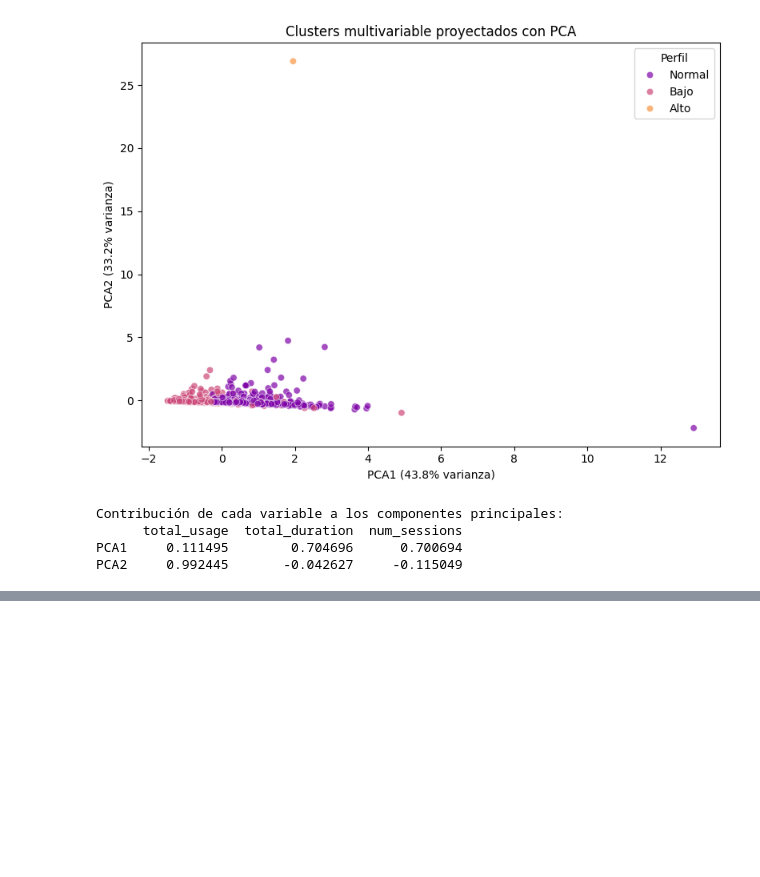
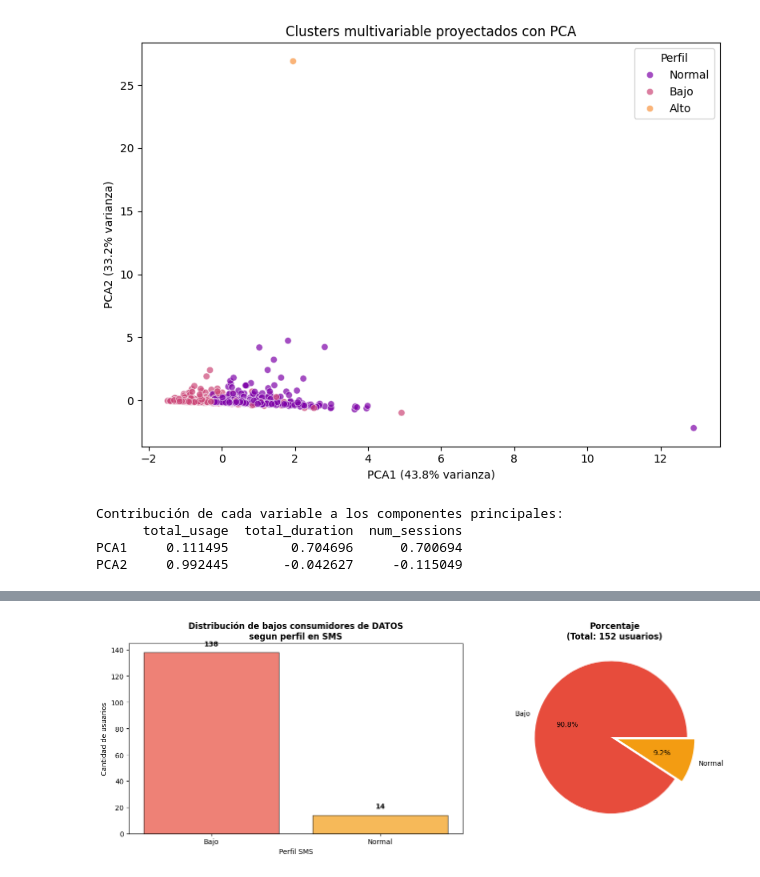
Before and after one commit to Javi111003/ML-FinalProject, a Jupyter notebook: clustering/experiments.ipynb, the cells around one changed output, grey strips where cells are left out. Saved outputs shown, nothing was run; the diff lists cells and outputs as text; code cells hidden in the pictures; blank space fills up the shorter version.

```diff
--- a/clustering/experiments.ipynb
+++ b/clustering/experiments.ipynb
@@ -326,0 +562,82 @@ PCA2     0.992445       -0.042627     -0.115049
+# %%
+# 8) VISUALIZACIONES DEL TEST
+
+# Tabla resumen de perfiles cruzados
+print("\nTABLA DE CONTINGENCIA: Bajos consumidores de DATOS vs su perfil en SMS")
+contingencia = pd.crosstab(
+    bajos_datos['perfil_datos'],
+    bajos_datos['perfil_sms'],
+    margins=True
+)
+print(contingencia)
+print()
+
+# Gráfico 1: Distribución de bajos consumidores de datos por perfil en SMS
+fig, axes = plt.subplots(1, 2, figsize=(14, 5))
+
+# Gráfico de barras: conteo
+perfiles_sms_count = bajos_datos['perfil_sms'].value_counts()
+colors_sms = ['#e74c3c' if p == 'Bajo' else '#f39c12' if p == 'Normal' else '#27ae60' for p in perfiles_sms_count.index]
+axes[0].bar(perfiles_sms_count.index, perfiles_sms_count.values, color=colors_sms, alpha=0.7, edgecolor='black')
+axes[0].set_title("Distribución de bajos consumidores de DATOS\nsegun perfil en SMS", fontsize=12, fontweight='bold')
+axes[0].set_ylabel("Cantidad de usuarios")
+axes[0].set_xlabel("Perfil SMS")
+for i, v in enumerate(perfiles_sms_count.values):
+    axes[0].text(i, v + 5, str(v), ha='center', fontweight='bold')
+
+# Gráfico de pastel: porcentaje
+perfiles_sms_pct = (bajos_datos['perfil_sms'].value_counts() / len(bajos_datos) * 100)
+colors_pie = ['#e74c3c', '#f39c12', '#27ae60']
+explode = (0.05 if perfiles_sms_pct.index[0] == 'Bajo' else 0,
+           0.05 if 'Normal' in perfiles_sms_pct.index else 0,
+           0.05 if 'Alto' in perfiles_sms_pct.index else 0)
+axes[1].pie(perfiles_sms_pct.values, labels=perfiles_sms_pct.index, autopct='%1.1f%%',
+            colors=colors_pie[:len(perfiles_sms_pct)], explode=explode[:len(perfiles_sms_pct)])
+axes[1].set_title(f"Porcentaje\n(Total: {len(bajos_datos)} usuarios)", fontsize=12, fontweight='bold')
+
+plt.tight_layout()
+plt.savefig("results/hipotesis_bajos_datos_sms.png", dpi=300, bbox_inches='tight')
+plt.show()
+plt.close()
+
+# Gráfico 2: Visualización del test - barra de proporción con IC
+fig, ax = plt.subplots(figsize=(10, 6))
+
+# Línea de H0
+ax.axvline(x=0.60, color='red', linestyle='--', linewidth=2, label='Hipótesis nula (60%)')
+
+# IC como rango sombreado
+ax.axvspan(ic_lower, ic_upper, alpha=0.3, color='blue', label=f'IC 95% [{ic_lower*100:.1f}%, {ic_upper*100:.1f}%]')
+
+# Punto de proporción observada
+ax.plot(proporcion_observada, 0, 'go', markersize=15, label=f'Proporción observada ({proporcion_observada*100:.1f}%)')
+
+ax.set_xlim(0, 1)
+ax.set_ylim(-1, 1)
+ax.set_xlabel('Proporción', fontsize=12, fontweight='bold')
+ax.set_title('Test de Hipótesis: Bajos consumidores de DATOS que son ALTOS/NORMALES en SMS\n(Confianza 95%)',
+             fontsize=12, fontweight='bold')
+ax.set_yticks([])
+ax.grid(axis='x', alpha=0.3)
+ax.legend(fontsize=10, loc='upper right')
+
+# Añadir texto con resultado
+resultado_texto = f"p-value: {pvalue:.6f}\n"
+if pvalue < 0.05:
+    resultado_texto += "✅ Resultado significativo"
+    color_resultado = 'green'
+else:
+    resultado_texto += "❌ No significativo"
+    color_resultado = 'red'
+
+ax.text(0.02, 0.95, resultado_texto, transform=ax.transAxes, fontsize=11,
+        verticalalignment='top', bbox=dict(boxstyle='round', facecolor=color_resultado, alpha=0.3),
+        fontweight='bold')
+
+plt.tight_layout()
+plt.savefig("results/test_hipotesis_proporcion.png", dpi=300, bbox_inches='tight')
+plt.show()
+plt.close()
+
+print("✅ Gráficos guardados en results/")
+# %% [output]
@@ -326,0 +649 @@ PCA2     0.992445       -0.042627     -0.115049
+[figure, added]
```
Also changed, not shown: parts of 16 cells of this notebook, 6 other files.
